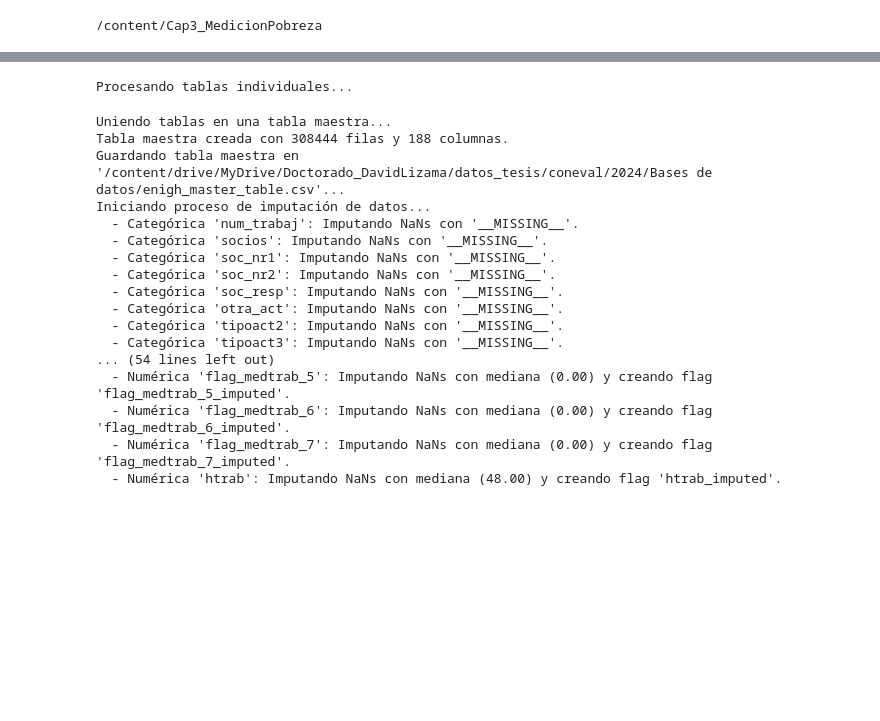
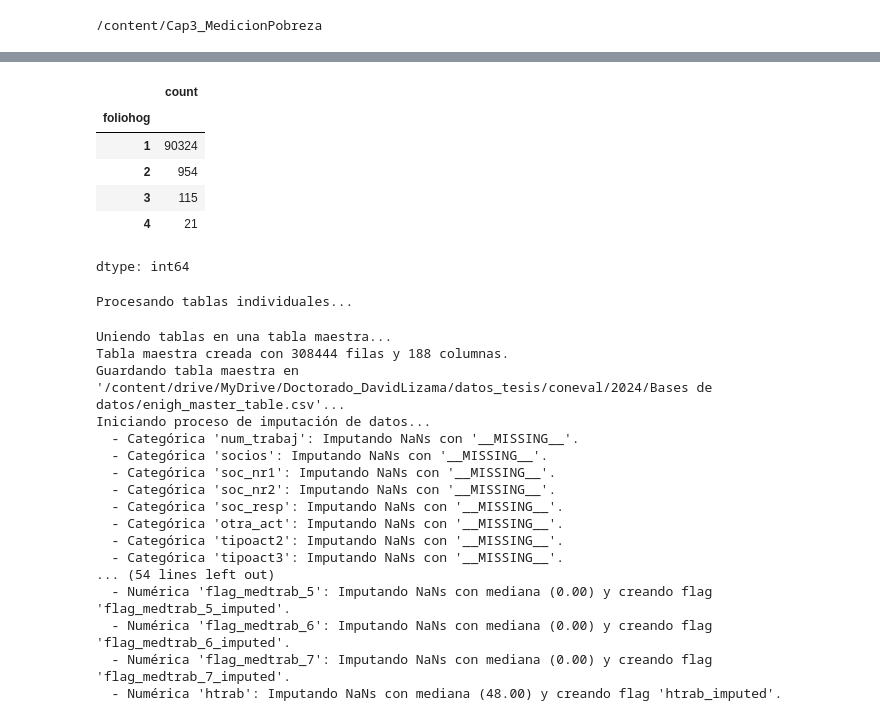
Before and after one commit to LizamaD/Cap3_MedicionPobreza, a Jupyter notebook: notebooks/app.ipynb, the cells around one changed output, grey strips where cells are left out. Drawn from its saved outputs; the diff is of its cells as text; code cells hidden in the pictures; blank space fills up the shorter version.

```diff
--- a/notebooks/app.ipynb
+++ b/notebooks/app.ipynb
@@ -46,3 +53,13 @@ from src.pipeline import create_master_table, impute_data
+# %%
+a.foliohog.value_counts()
+# %% [output]
+|  | count |
+| foliohog |  |
+| 1 | 90324 |
+| 2 | 954 |
+| 3 | 115 |
+| 4 | 21 |
+dtype: int64
 # %%
 # --- Crea la tabla maestra ---
 # Esta función procesa, une todo y guarda el resultado en "master_table.csv"
```
Also changed, not shown: parts of 5 cells of this notebook, 1 other file.
